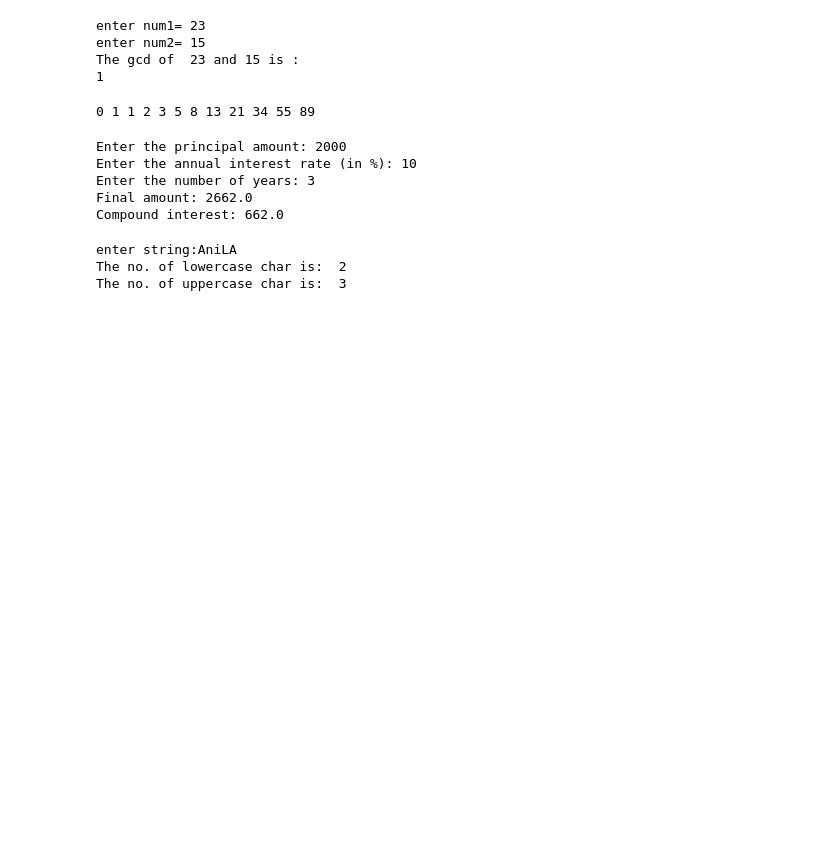
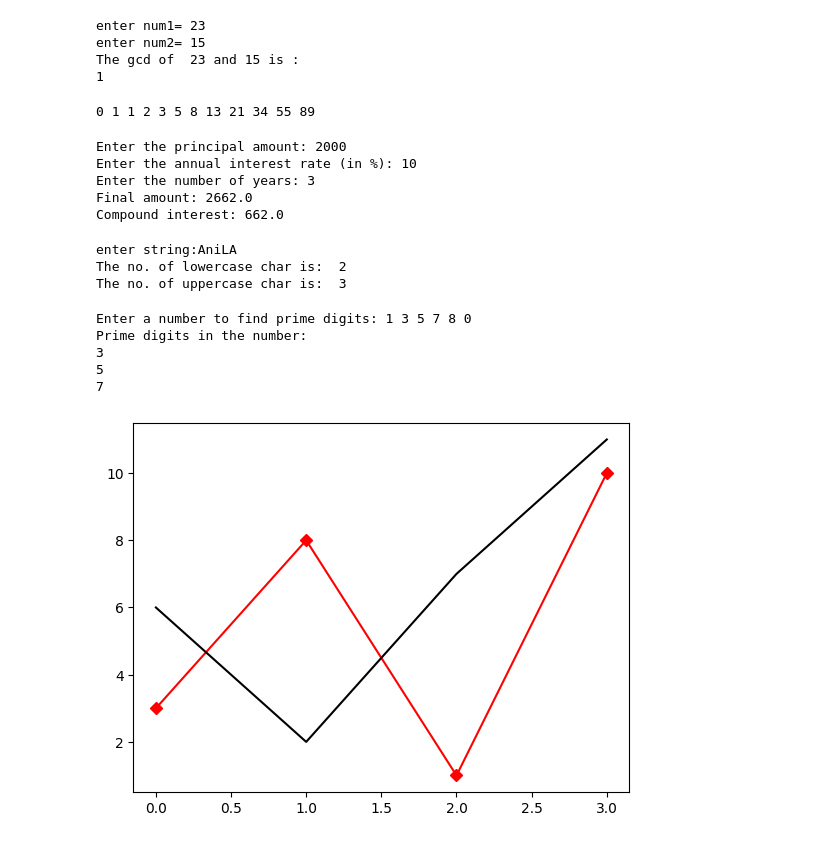
Before and after one commit to Anilamadhanu/Software-Engineering, a Jupyter notebook: SE_LAB.ipynb, the cells around one changed output. Saved outputs shown, nothing was run; the diff lists cells and outputs as text; code cells hidden in the pictures; blank space fills up the shorter version.

```diff
--- a/SE_LAB.ipynb
+++ b/SE_LAB.ipynb
@@ -270,3 +270,36 @@ print("The no. of uppercase char is: ",upper)
 enter string:AniLA
 The no. of lowercase char is:  2
 The no. of uppercase char is:  3
+# %%
+def is_prime(digit):
+  if digit < 2:
+    return False
+  for i in range(2, int(digit**0.5) + 1):
+    if digit % i == 0:
+      return False
+  return True
+
+number = input("Enter a number to find prime digits: ")
+print("Prime digits in the number:")
+for digit in number:
+  if digit.isdigit():
+    digit_int = int(digit)
+    if is_prime(digit_int):
+      print(digit)
+# %% [output]
+Enter a number to find prime digits: 1 3 5 7 8 0
+Prime digits in the number:
+3
+5
+7
+# %%
+# Draw two lines by specifying a plt.plot() function for each line:
+import matplotlib.pyplot as plt
+import numpy as np
+y1 = np.array([3, 8, 1, 10])
+y2 = np.array([6, 2, 7, 11])
+plt.plot(y1,marker='D',color='r')
+plt.plot(y2,color='k')
+plt.show()
+# %% [output]
+[figure, added]
```
Also changed, not shown: parts of 3 cells of this notebook.
